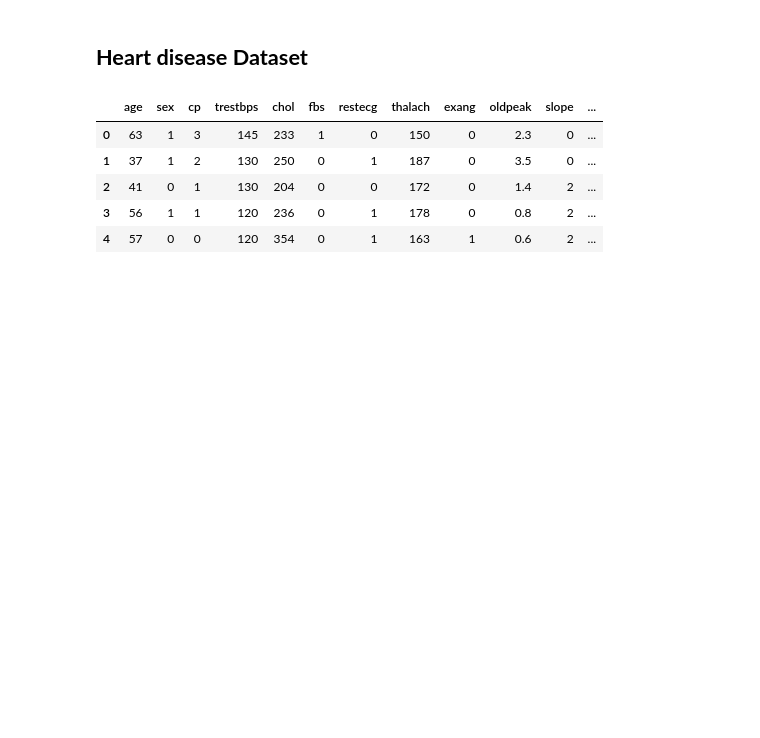
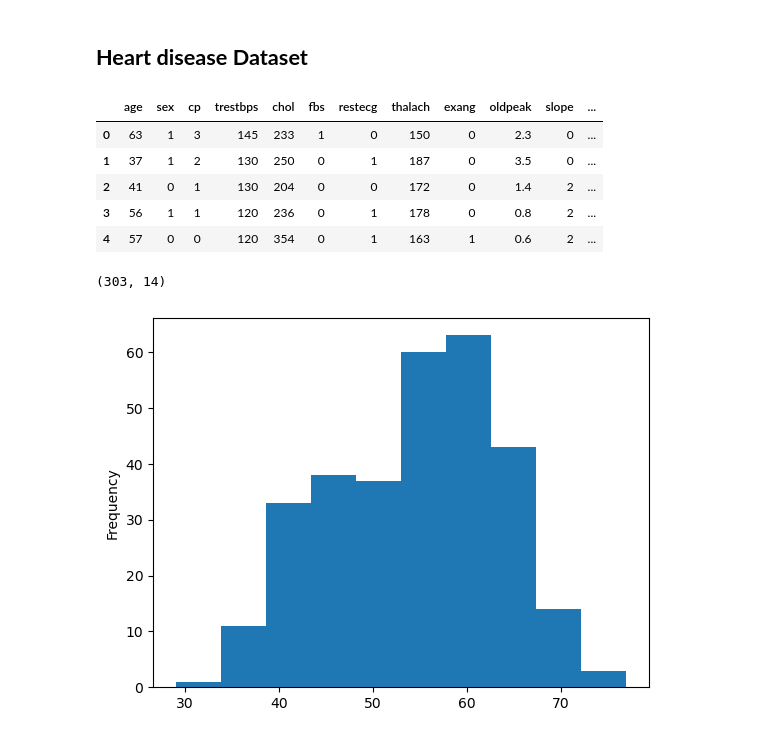
Before and after one commit to Eakempreet/Learning-ML, a Jupyter notebook: Matplotlib/matplotlib_basic.ipynb, the cells around one changed output. Saved outputs shown, nothing was run; the diff lists cells and outputs as text; code cells hidden in the pictures; blank space fills up the shorter version.

Commit message:
Heart disease analysis using plots

```diff
--- a/Matplotlib/matplotlib_basic.ipynb
+++ b/Matplotlib/matplotlib_basic.ipynb
@@ -732,3 +733,13 @@ heart_disease.head()
 | 2 | 41 | 0 | 1 | 130 | 204 | 0 | 0 | 172 | 0 | 1.4 | 2 | ... |
 | 3 | 56 | 1 | 1 | 120 | 236 | 0 | 1 | 178 | 0 | 0.8 | 2 | ... |
 | 4 | 57 | 0 | 0 | 120 | 354 | 0 | 1 | 163 | 1 | 0.6 | 2 | ... |
+# %%
+heart_disease.shape
+# %% [output]
+(303, 14)
+# %%
+# Create a Hstrograms
+
+heart_disease["age"].plot.hist(bins=10);
+# %% [output]
+[figure, added]
```
Also changed, not shown: parts of 27 cells of this notebook.
